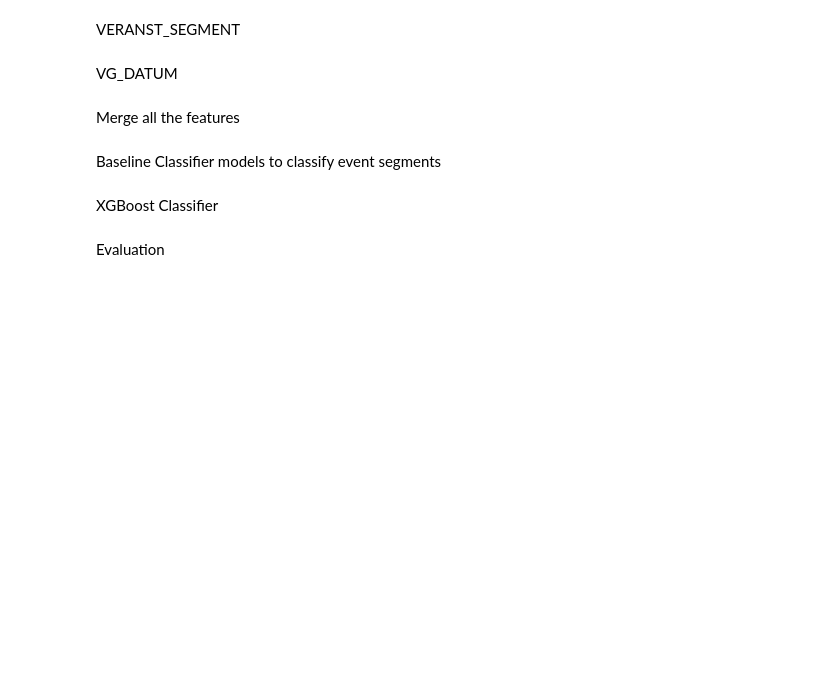
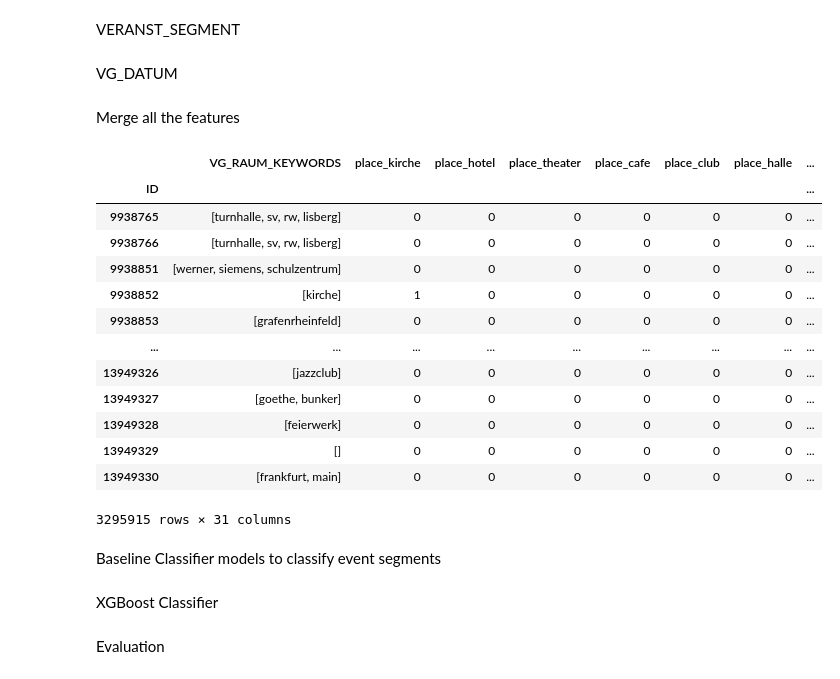
Before and after one commit to Saraavana/reclamation-processing, a Jupyter notebook: 00-Data-Exploration.ipynb, the cells around one changed output. Saved outputs shown, nothing was run; the diff lists cells and outputs as text; code cells hidden in the pictures; blank space fills up the shorter version.

Commit message:
Changes to places columsn, OHE to veranst_segment

```diff
--- a/00-Data-Exploration.ipynb
+++ b/00-Data-Exploration.ipynb
@@ -581,6 +610,23 @@ allclaims_feature_df = allclaims_df.merge(df_featurize_vg_raum_keywords, how='le
 allclaims_feature_df = allclaims_feature_df.merge(df_featurize_tarif, how='left', on='ID')
 # allclaims_feature_df = allclaims_feature_df.merge(df_featurize_vg_ort, how='left', on='ID')
 allclaims_feature_df = allclaims_feature_df.merge(df_featurize_vg_state, how='left', on='ID')
+# %%
+df_featurize_vg_raum_keywords
+# %% [output]
+|  | VG_RAUM_KEYWORDS | place_kirche | place_hotel | place_theater | place_cafe | place_club | place_halle | ... |
+| ID |  |  |  |  |  |  |  | ... |
+| 9938765 | [turnhalle, sv, rw, lisberg] | 0 | 0 | 0 | 0 | 0 | 0 | ... |
+| 9938766 | [turnhalle, sv, rw, lisberg] | 0 | 0 | 0 | 0 | 0 | 0 | ... |
+| 9938851 | [werner, siemens, schulzentrum] | 0 | 0 | 0 | 0 | 0 | 0 | ... |
+| 9938852 | [kirche] | 1 | 0 | 0 | 0 | 0 | 0 | ... |
+| 9938853 | [grafenrheinfeld] | 0 | 0 | 0 | 0 | 0 | 0 | ... |
+| ... | ... | ... | ... | ... | ... | ... | ... | ... |
+| 13949326 | [jazzclub] | 0 | 0 | 0 | 0 | 0 | 0 | ... |
+| 13949327 | [goethe, bunker] | 0 | 0 | 0 | 0 | 0 | 0 | ... |
+| 13949328 | [feierwerk] | 0 | 0 | 0 | 0 | 0 | 0 | ... |
+| 13949329 | [] | 0 | 0 | 0 | 0 | 0 | 0 | ... |
+| 13949330 | [frankfurt, main] | 0 | 0 | 0 | 0 | 0 | 0 | ... |
+3295915 rows × 31 columns
 # %%
 allclaims_feature_df=allclaims_feature_df.rename(str.lower, axis='columns')
 # %%
```
Also changed, not shown: parts of 1 cell of this notebook, 1 other file.
